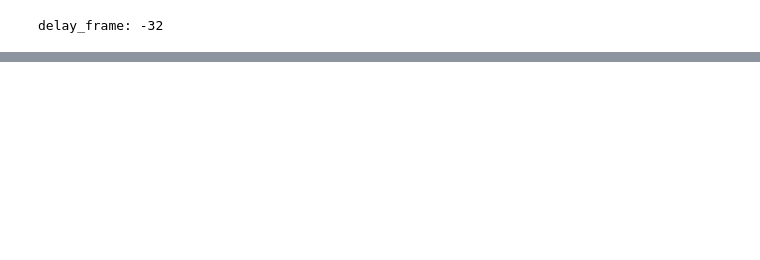
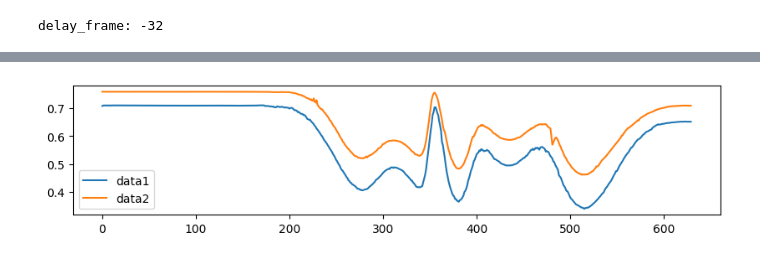
Before and after one commit to shuzo57/3d_reconstruction, a Jupyter notebook: dev/3d_reconstruction.ipynb, the cells around one changed output, grey strips where cells are left out. Drawn from its saved outputs; the diff is of its cells as text; code cells hidden in the pictures; blank space fills up the shorter version.

```diff
--- a/dev/3d_reconstruction.ipynb
+++ b/dev/3d_reconstruction.ipynb
@@ -23,8 +24,8 @@ delay_frame: -32
 # %%
 club1_min = club1.index.min()
 club1_max = club1.index.max()
-club2_min = club2.index.min() - delay_frame
-club2_max = club2.index.max() - delay_frame
+club2_min = club2.index.min() + delay_frame
+club2_max = club2.index.max() + delay_frame
 
 min_index = max(club1_min, club2_min)
 max_index = min(club1_max, club2_max)
@@ -33,0 +35,6 @@ min_index: 32, max_index: 630
+# %%
+df1 = pose1.merge(club1, on='frame')
+df2 = pose2.merge(club2, on='frame')
+# %%
+df2 = df2.iloc[min_index-delay_frame:max_index-delay_frame].copy()
+df2.reset_index(drop=True, inplace=True)
@@ -33,0 +55,17 @@ min_index: 32, max_index: 630
+# %%
+height, width = 1920, 1080
+
+for c in df1.columns[1::2]:
+    df1[c] = df1[c] * width
+    df2[c] = df2[c] * width
+for c in df1.columns[2::2]:
+    df1[c] = df1[c] * height
+    df2[c] = df2[c] * height
+# %%
+fig, ax = plt.subplots(figsize=(10, 2))
+ax.plot(list(range(len(df1))), df1['HOSEL_y'], label='data1')
+ax.plot(list(range(len(df2))), df2['HOSEL_y'], label='data2')
+ax.legend()
+plt.show()
+# %% [output]
+[figure, added]
```
Also changed, not shown: parts of 6 cells of this notebook, 2 other files.
